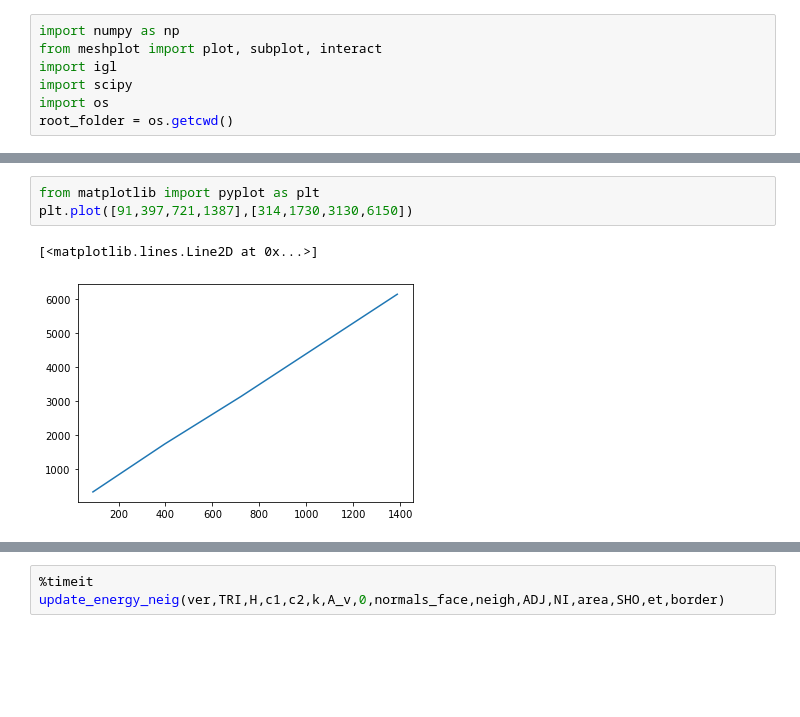
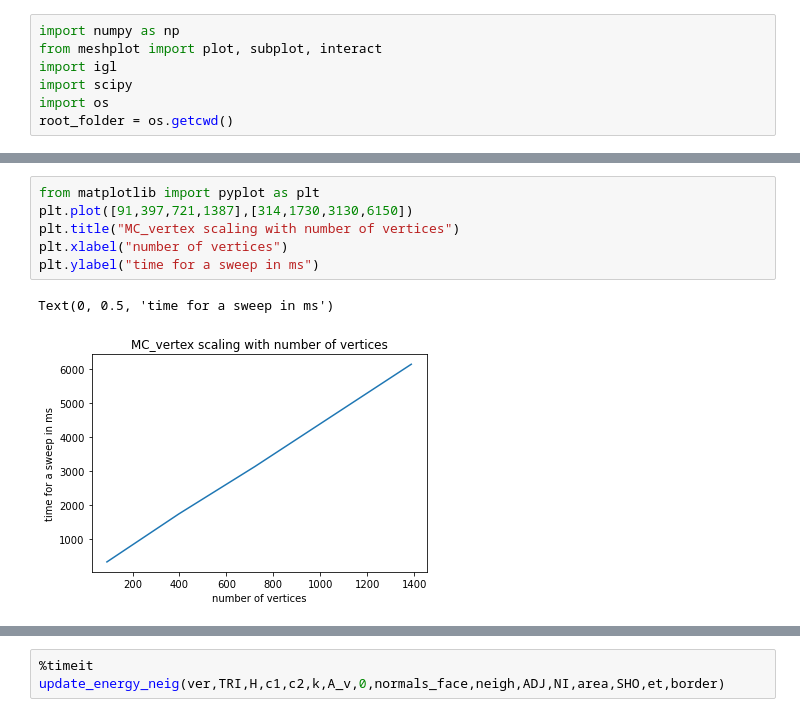
Before and after one commit to giangomango/DTMC, a Jupyter notebook: test.ipynb, the cells around one changed output, grey strips where cells are left out. Saved outputs shown, nothing was run; the diff lists cells and outputs as text; blank space fills up the shorter version.

```diff
--- a/test.ipynb
+++ b/test.ipynb
@@ -108,6 +167,9 @@ N  T #MCstep_vertex time
 # %%
 from matplotlib import pyplot as plt
 plt.plot([91,397,721,1387],[314,1730,3130,6150])
+plt.title("MC_vertex scaling with number of vertices")
+plt.xlabel("number of vertices")
+plt.ylabel("time for a sweep in ms")
 # %% [output]
-[<matplotlib.lines.Line2D at 0x...>]
+Text(0, 0.5, 'time for a sweep in ms')
-[figure, old version]
+[figure, new version]
```
Also changed, not shown: parts of 17 cells of this notebook, 3 other files.
